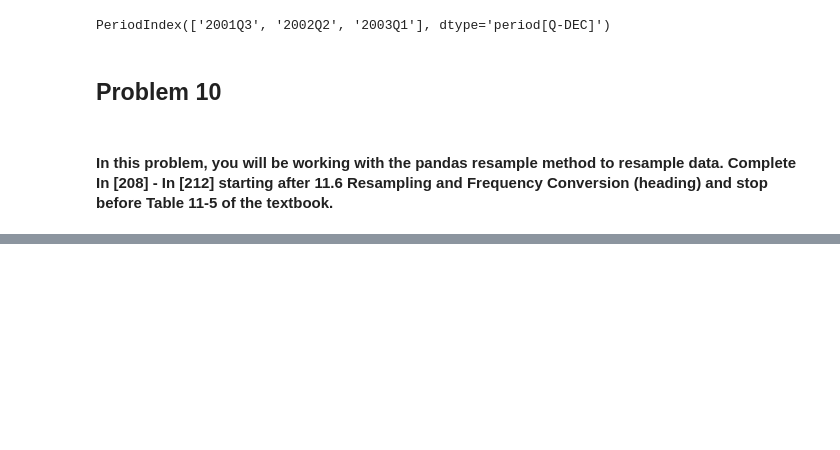
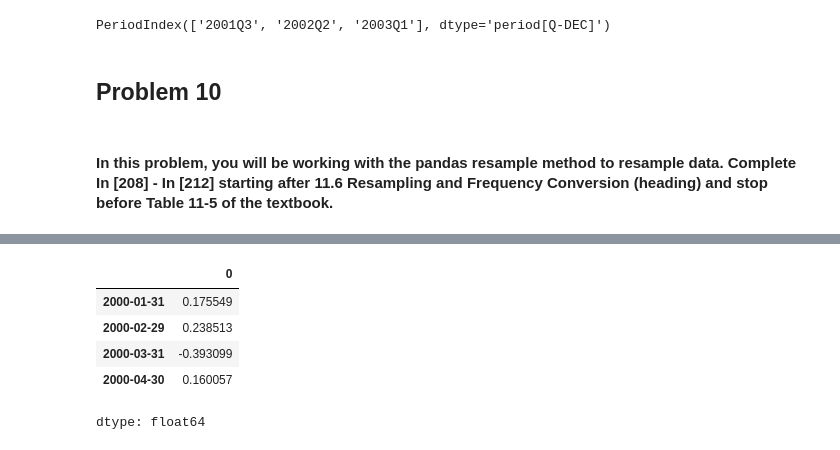
Before and after one commit to tartam1/IT545, a Jupyter notebook: Lab_6_Assignment.ipynb, the cells around one changed output, grey strips where cells are left out. Saved outputs shown, nothing was run; the diff lists cells and outputs as text; code cells hidden in the pictures; blank space fills up the shorter version.

```diff
--- a/Lab_6_Assignment.ipynb
+++ b/Lab_6_Assignment.ipynb
@@ -425,0 +445,9 @@ PeriodIndex(['2001Q3', '2002Q2', '2003Q1'], dtype='period[Q-DEC]')
+# %%
+ts.resample("M").mean()
+# %% [output]
+|  | 0 |
+| 2000-01-31 | 0.175549 |
+| 2000-02-29 | 0.238513 |
+| 2000-03-31 | -0.393099 |
+| 2000-04-30 | 0.160057 |
+dtype: float64
```
Also changed, not shown: parts of 3 cells of this notebook.
